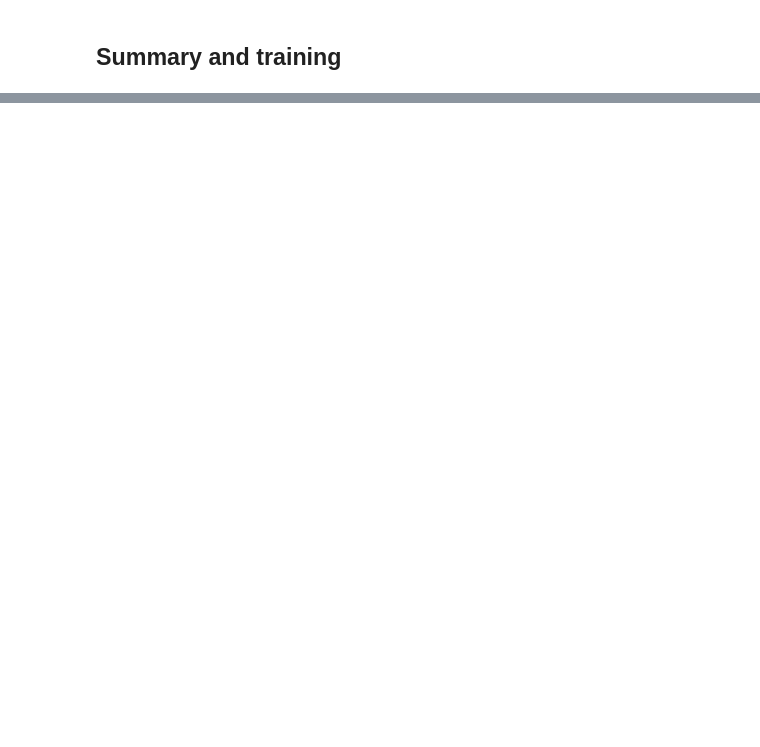
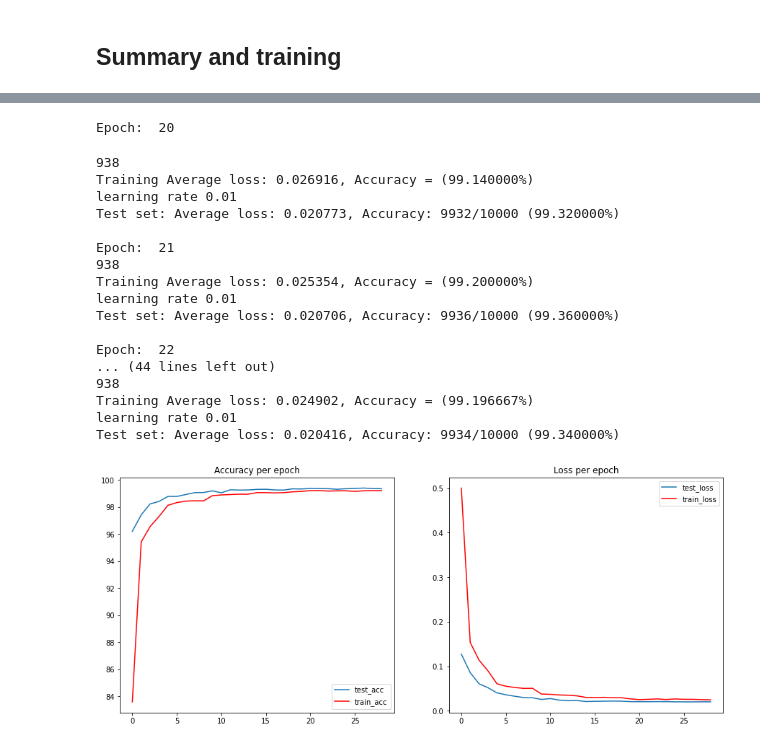
Before and after one commit to MittalNeha/Extensive_Vision_AI6, a Jupyter notebook: week4/Session_4_Neha.ipynb, the cells around one changed output, grey strips where cells are left out. Cells and saved outputs as stored; diff of their text form; code cells hidden in the pictures; blank space fills up the shorter version.

```diff
--- a/week4/Session_4_Neha.ipynb
+++ b/week4/Session_4_Neha.ipynb
@@ -458,0 +513,28 @@ len(hist_train_loss)
+# %%
+optimizer = optim.SGD(model.parameters(), lr=0.01, momentum=0.9,)
+for epoch in range(20, 30):
+    print("Epoch: ", epoch)
+    train(model, device, train_loader, optimizer, scheduler, epoch)
+    print("learning rate", optimizer.param_groups[0]['lr'])
+    test(model, device, test_loader)
+training_curves()
+# %% [output]
+Epoch:  20
+938
+Training Average loss: 0.026916, Accuracy = (99.140000%)
+learning rate 0.01
+Test set: Average loss: 0.020773, Accuracy: 9932/10000 (99.320000%)
+
+Epoch:  21
+938
+Training Average loss: 0.025354, Accuracy = (99.200000%)
+learning rate 0.01
+Test set: Average loss: 0.020706, Accuracy: 9936/10000 (99.360000%)
+
+Epoch:  22
+... (44 lines left out)
+938
+Training Average loss: 0.024902, Accuracy = (99.196667%)
+learning rate 0.01
+Test set: Average loss: 0.020416, Accuracy: 9934/10000 (99.340000%)
+[figure, added]
```
Also changed, not shown: parts of 33 cells of this notebook.
